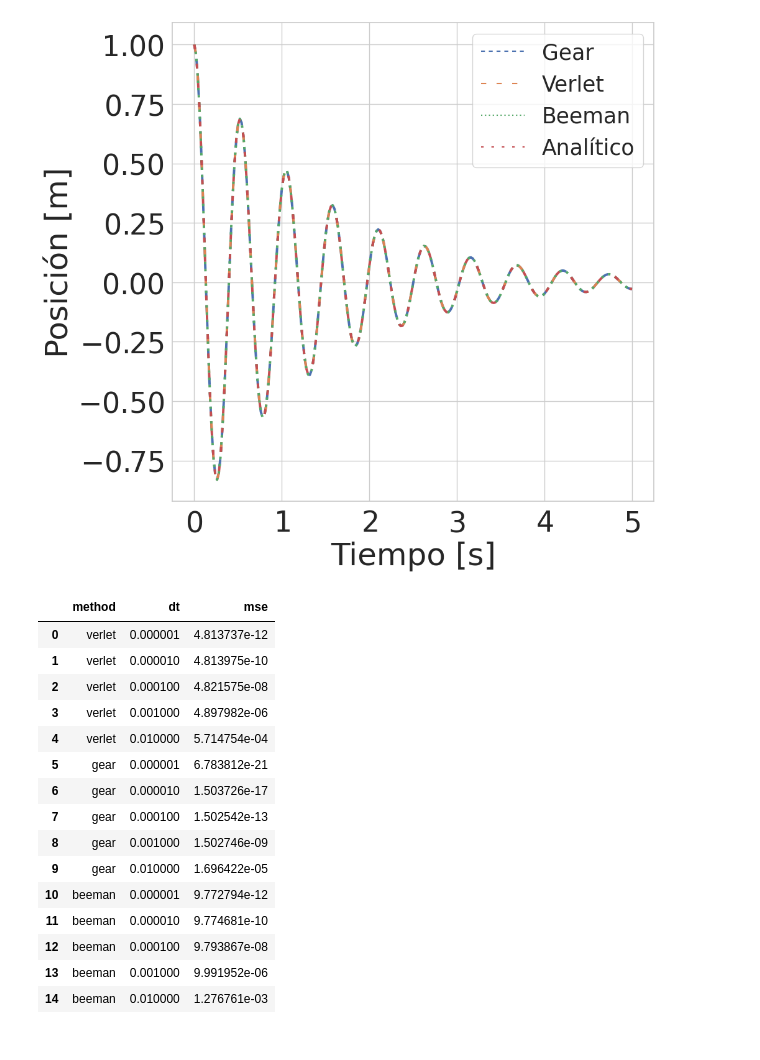
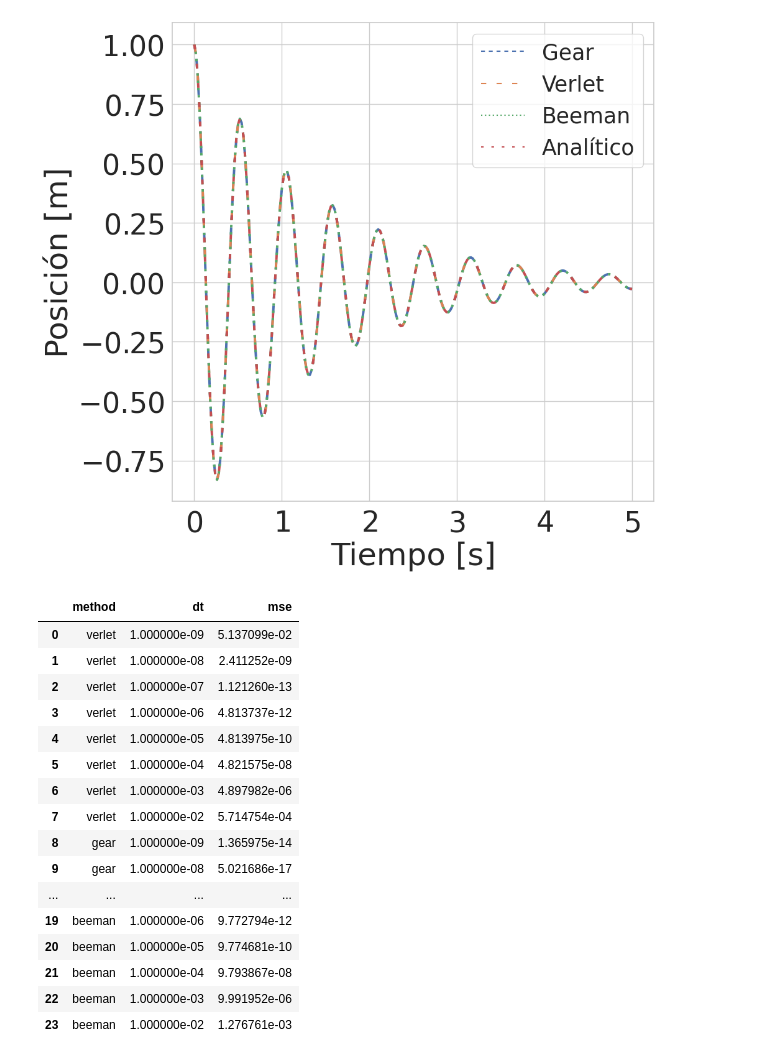
Before and after one commit to lvittor/ss, a Jupyter notebook: notebooks/tp4a.ipynb, the cells around one changed output. Cells and saved outputs as stored; diff of their text form; code cells hidden in the pictures.

```diff
--- a/notebooks/tp4a.ipynb
+++ b/notebooks/tp4a.ipynb
@@ -56,44 +56,55 @@ plt.show()
 # %%
 import pandas as pd
 
 # Crear la lista con los datos
-data = [    ['verlet', 1e-6, 0.00000000000481373733657892],
+data = [
+    ['verlet', 1e-9, 0.05137099302157156],
+    ['verlet', 1e-8, 0.000000002411252046557098],
+    ['verlet', 1e-7, 0.00000000000011212601784992364],
+    ['verlet', 1e-6, 0.00000000000481373733657892],
     ['verlet', 1e-5, 0.0000000004813975409621846],
     ['verlet', 1e-4, 0.000000048215752862997493],
     ['verlet', 1e-3, 0.000004897982028031036],
     ['verlet', 1e-2, 0.0005714754087369647],
+    ['gear', 1e-9, 0.000000000000013659747295093489],
+    ['gear', 1e-8, 0.000000000000000050216861557388746],
+    ['gear', 1e-7, 0.0000000000000000007294803500881547],
     ['gear', 1e-6, 0.000000000000000000006783811611228047],
     ['gear', 1e-5, 0.000000000000000015037262166084688],
     ['gear', 1e-4, 0.00000000000015025421113756833],
     ['gear', 1e-3, 0.0000000015027461587853095],
     ['gear', 1e-2, 0.000016964215804883287],
+    ['beeman', 1e-9, 0.000000000000013158735328056362],
+    ['beeman', 1e-8, 0.0000000000000010626741719761972],
+    ['beeman', 1e-7, 0.00000000000009777171343951832],
     ['beeman', 1e-6, 0.000000000009772793922759887],
     ['beeman', 1e-5, 0.0000000009774681478354362],
     ['beeman', 1e-4, 0.00000009793867479892113],
     ['beeman', 1e-3, 0.00000999195222539625],
     ['beeman', 1e-2, 0.0012767609565791486],
 ]
 
 # Crear el DataFrame
 mse = pd.DataFrame(data, columns=['method', 'dt', 'mse'])
 mse
 # %% [output]
 |  | method | dt | mse |
-| 0 | verlet | 0.000001 | 4.813737e-12 |
-| 1 | verlet | 0.000010 | 4.813975e-10 |
-| 2 | verlet | 0.000100 | 4.821575e-08 |
-| 3 | verlet | 0.001000 | 4.897982e-06 |
-| 4 | verlet | 0.010000 | 5.714754e-04 |
-| 5 | gear | 0.000001 | 6.783812e-21 |
-| 6 | gear | 0.000010 | 1.503726e-17 |
-| 7 | gear | 0.000100 | 1.502542e-13 |
-| 8 | gear | 0.001000 | 1.502746e-09 |
-| 9 | gear | 0.010000 | 1.696422e-05 |
-| 10 | beeman | 0.000001 | 9.772794e-12 |
-| 11 | beeman | 0.000010 | 9.774681e-10 |
-| 12 | beeman | 0.000100 | 9.793867e-08 |
-| 13 | beeman | 0.001000 | 9.991952e-06 |
-| 14 | beeman | 0.010000 | 1.276761e-03 |
+| 0 | verlet | 1.000000e-09 | 5.137099e-02 |
+| 1 | verlet | 1.000000e-08 | 2.411252e-09 |
+| 2 | verlet | 1.000000e-07 | 1.121260e-13 |
+| 3 | verlet | 1.000000e-06 | 4.813737e-12 |
+| 4 | verlet | 1.000000e-05 | 4.813975e-10 |
+| 5 | verlet | 1.000000e-04 | 4.821575e-08 |
+| 6 | verlet | 1.000000e-03 | 4.897982e-06 |
+| 7 | verlet | 1.000000e-02 | 5.714754e-04 |
+| 8 | gear | 1.000000e-09 | 1.365975e-14 |
+| 9 | gear | 1.000000e-08 | 5.021686e-17 |
+| ... | ... | ... | ... |
+| 19 | beeman | 1.000000e-06 | 9.772794e-12 |
+| 20 | beeman | 1.000000e-05 | 9.774681e-10 |
+| 21 | beeman | 1.000000e-04 | 9.793867e-08 |
+| 22 | beeman | 1.000000e-03 | 9.991952e-06 |
+| 23 | beeman | 1.000000e-02 | 1.276761e-03 |
 # %%
 mse.rename(columns={'mse': 'MSE'}, inplace=True)
 mse.rename(columns={'method': 'método'}, inplace=True)
```
Also changed, not shown: parts of 1 cell of this notebook.
